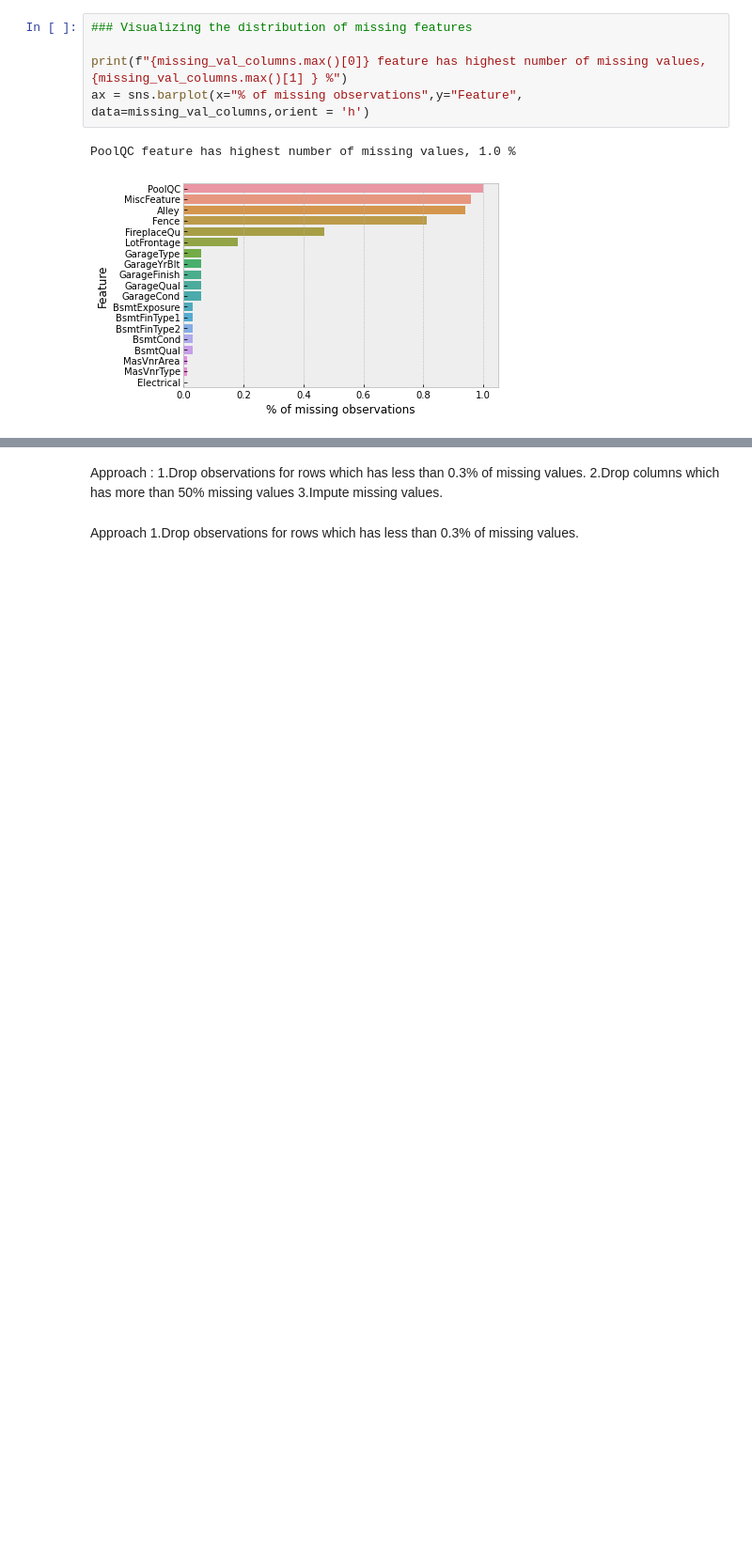
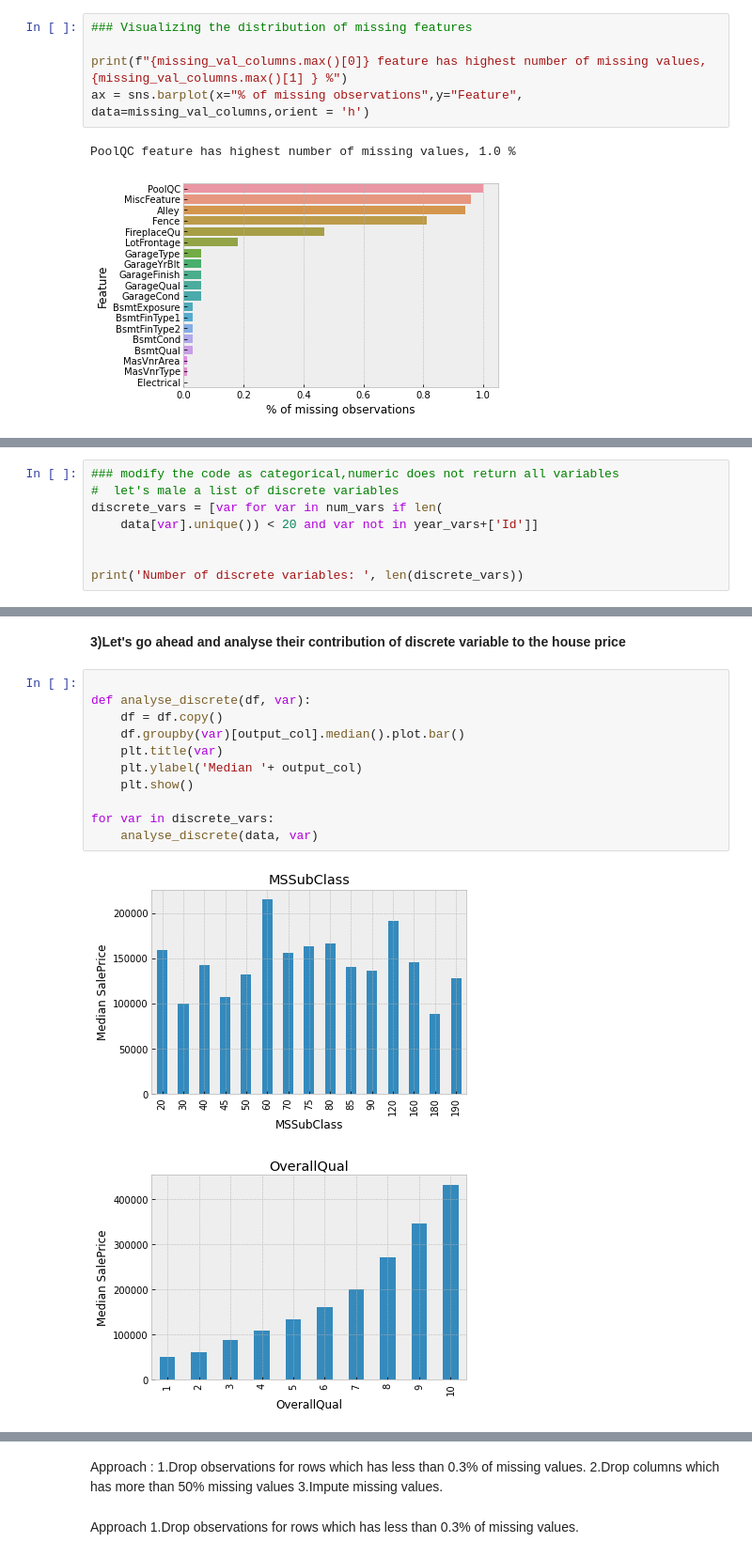
Before and after one commit to chandra-sekar-1983/eda, a Jupyter notebook: EDA_Analysis.ipynb, the cells around one changed output, grey strips where cells are left out. Shown at 94% size. Cells and saved outputs as stored; diff of their text form; blank space fills up the shorter version.

```diff
--- a/EDA_Analysis.ipynb
+++ b/EDA_Analysis.ipynb
@@ -140,0 +313,8 @@ PoolQC feature has highest number of missing values, 1.0 %
+# %%
+### modify the code as categorical,numeric does not return all variables
+#  let's male a list of discrete variables
+discrete_vars = [var for var in num_vars if len(
+    data[var].unique()) < 20 and var not in year_vars+['Id']]
+
+
+print('Number of discrete variables: ', len(discrete_vars))
@@ -140,0 +341,16 @@ PoolQC feature has highest number of missing values, 1.0 %
+# %% [markdown]
+**3)Let's go ahead and analyse their contribution of discrete variable to the house price**
+# %%
+
+def analyse_discrete(df, var):
+    df = df.copy()
+    df.groupby(var)[output_col].median().plot.bar()
+    plt.title(var)
+    plt.ylabel('Median '+ output_col)
+    plt.show()
+
+for var in discrete_vars:
+    analyse_discrete(data, var)
+# %% [output]
+[figure, added]
+[figure, added]
```
Also changed, not shown: parts of 64 cells of this notebook.
